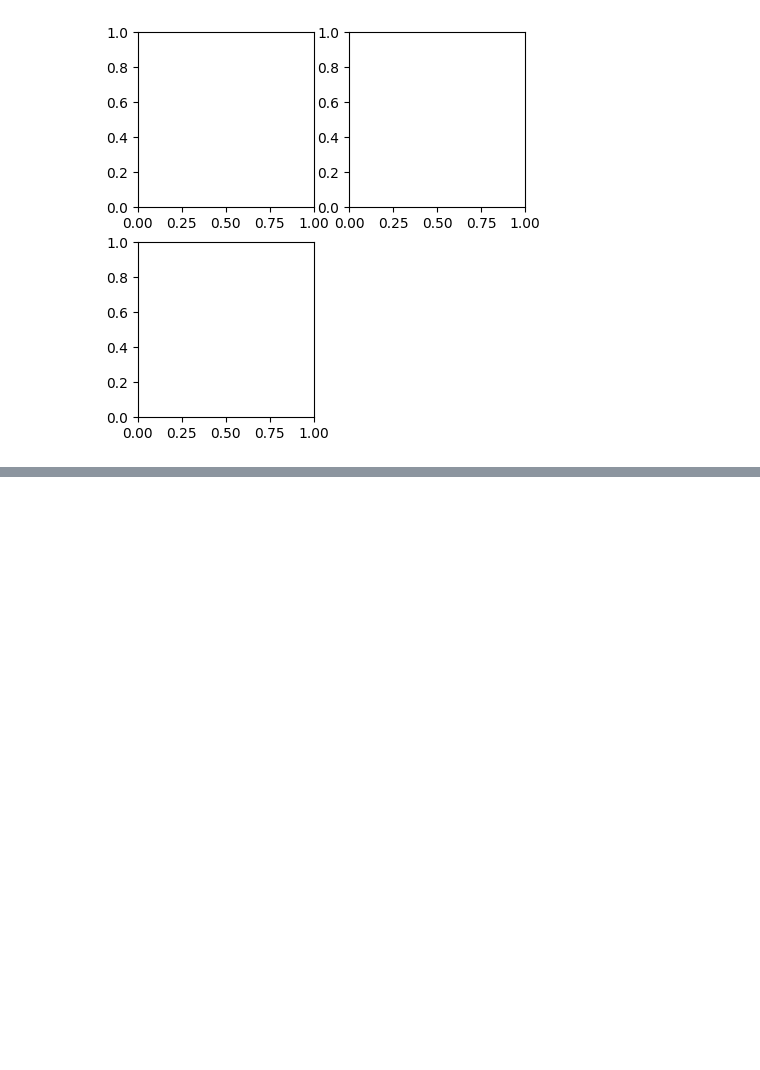
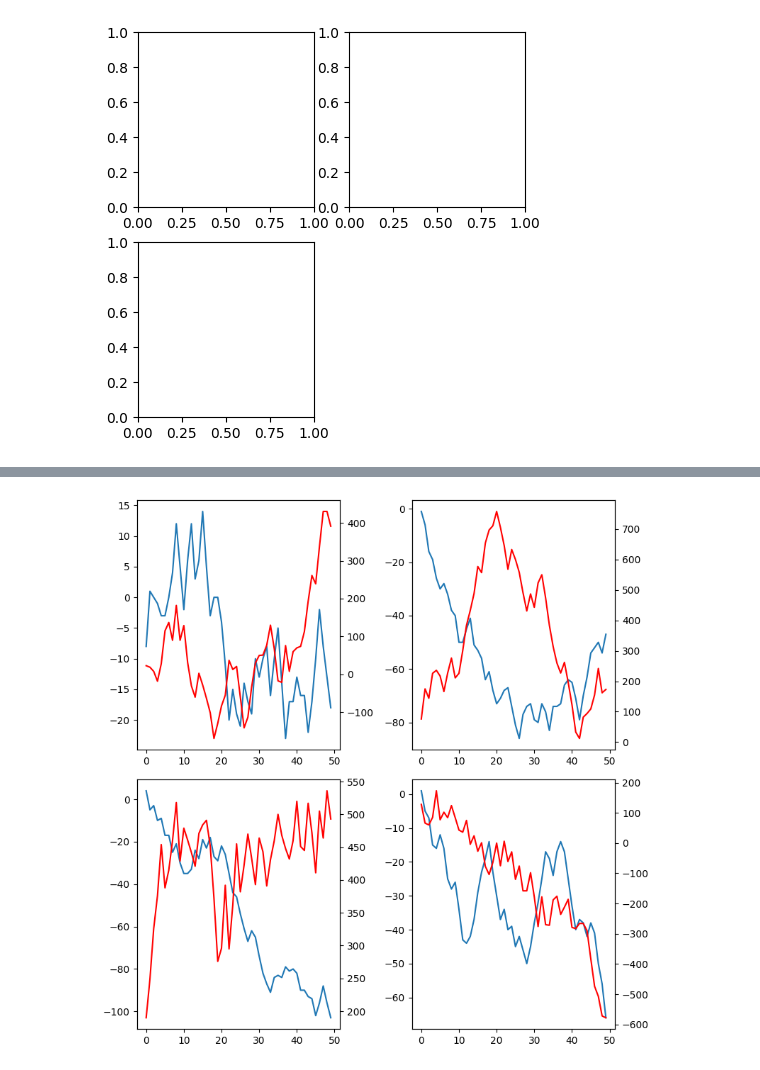
Before and after one commit to luanlimasoueu/analise-de-dados, a Jupyter notebook: plot/matplotlib/1_exemplo_mat.ipynb, the cells around one changed output, grey strips where cells are left out. Cells and saved outputs as stored; diff of their text form; code cells hidden in the pictures; blank space fills up the shorter version.

```diff
--- a/plot/matplotlib/1_exemplo_mat.ipynb
+++ b/plot/matplotlib/1_exemplo_mat.ipynb
@@ -68,0 +144,19 @@ ax.set_ylabel('Valores de $\sqrt{a}$ com ruído');  # Rótulo do eixo Y
+# %%
+import numpy as np
+import matplotlib.pyplot as plt
+
+# create a figure with 4 subplot axes
+fig, axes = plt.subplots(2,2, figsize=(8,8))
+
+for ax_row in axes:
+    for ax in ax_row:
+        # create a twin of the axis that shares the x-axis
+        ax2 = ax.twinx()
+        # plot some data on each axis.
+        ax.plot(np.arange(50), np.random.randint(-10,10, size=50).cumsum())
+        ax2.plot(np.arange(50), 100+np.random.randint(-100,100, size=50).cumsum(), 'r-')
+
+plt.tight_layout()
+plt.show()
+# %% [output]
+[figure, added]
```
Also changed, not shown: parts of 16 cells of this notebook, 8 other files.
